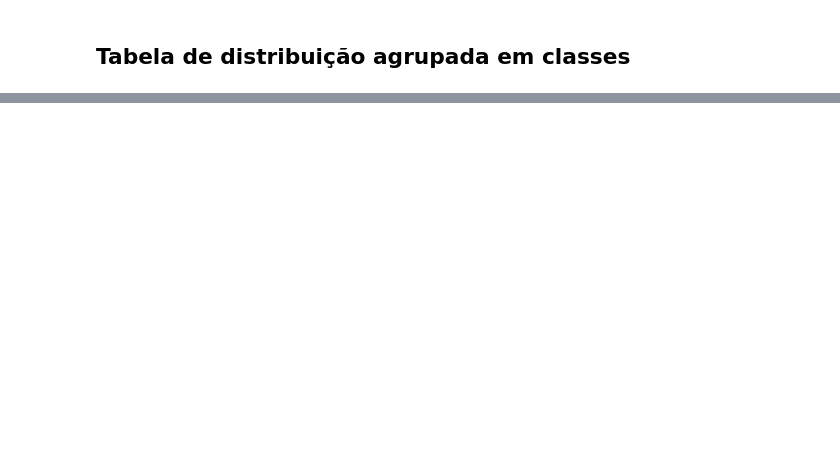
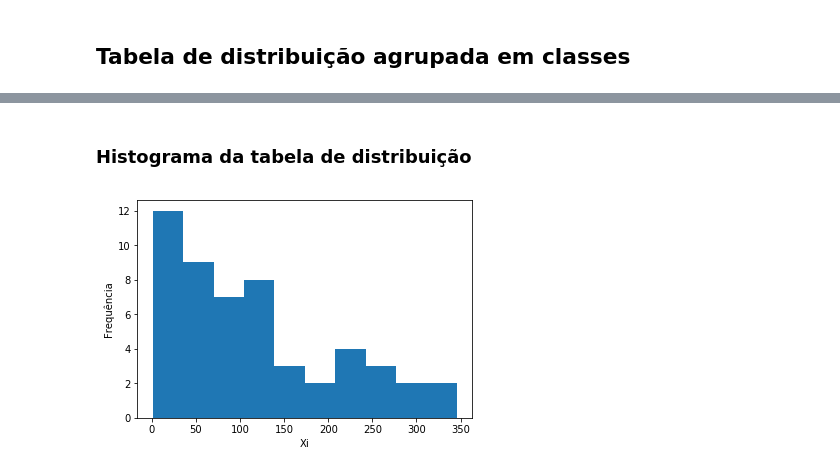
Before and after one commit to eduns/estatistica-implementacao, a Jupyter notebook: statistics.ipynb, the cells around one changed output, grey strips where cells are left out. Saved outputs shown, nothing was run; the diff lists cells and outputs as text; code cells hidden in the pictures; blank space fills up the shorter version.

```diff
--- a/statistics.ipynb
+++ b/statistics.ipynb
@@ -171,0 +195,9 @@ table_d
+# %% [markdown]
+### Histograma da tabela de distribuição
+# %%
+plt.hist(rol)
+plt.xlabel('Xi')
+plt.ylabel('Frequência')
+plt.show()
+# %% [output]
+[figure, added]
```
Also changed, not shown: parts of 24 cells of this notebook.
